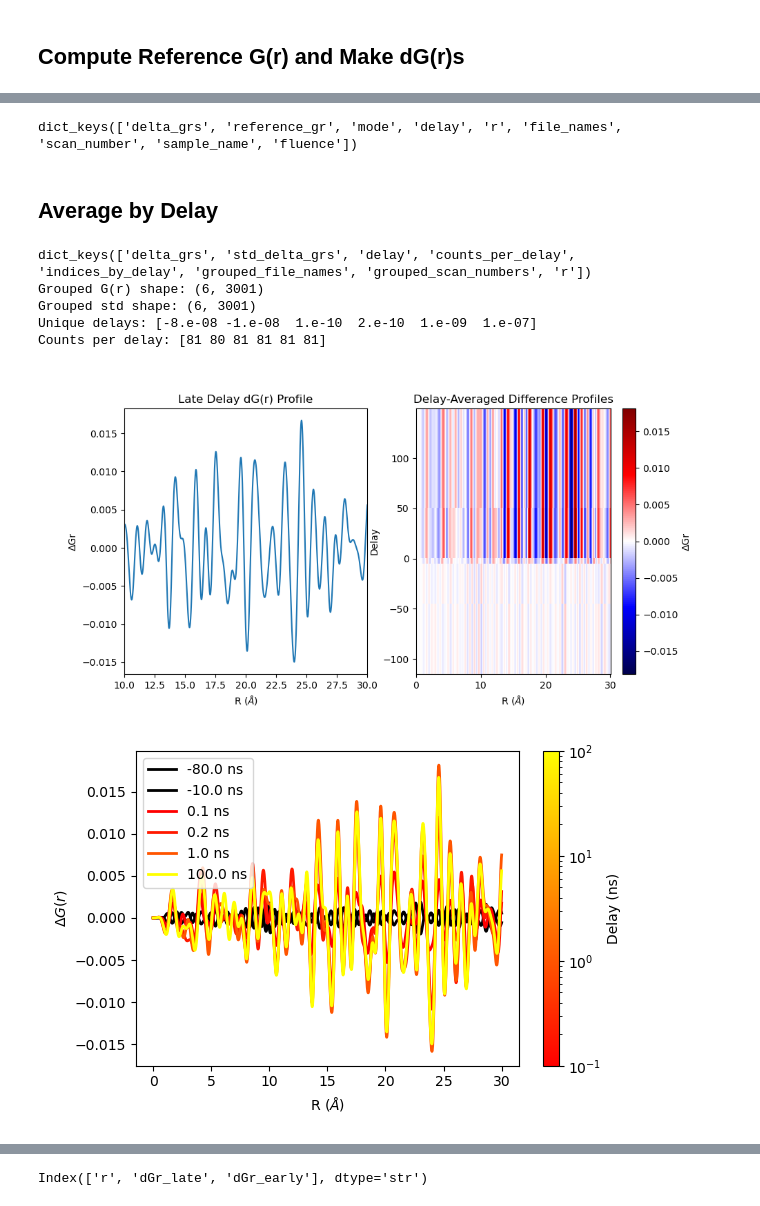
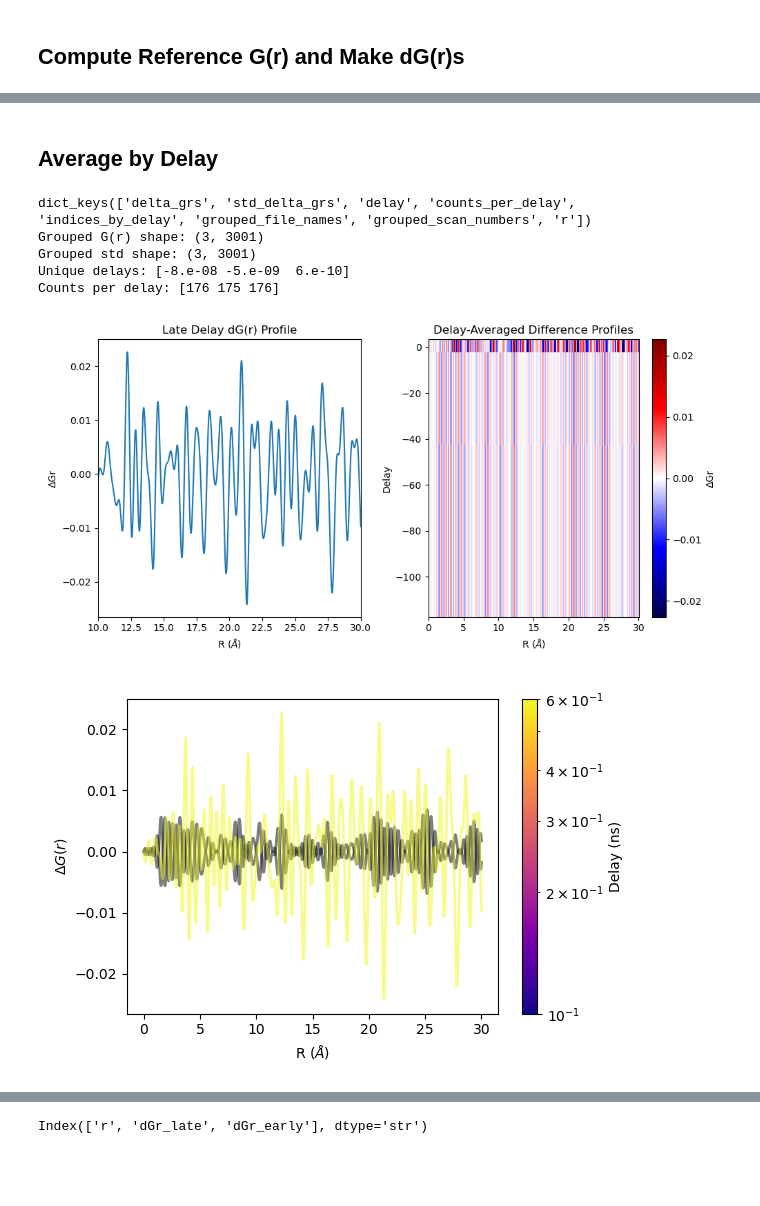
Before and after one commit to lheald2/trxrd, a Jupyter notebook: Process_Grs.ipynb, the cells around one changed output, grey strips where cells are left out. Cells and saved outputs as stored; diff of their text form; code cells hidden in the pictures; blank space fills up the shorter version.

```diff
--- a/Process_Grs.ipynb
+++ b/Process_Grs.ipynb
@@ -15,8 +15,8 @@ import trxrd
 # %% [markdown]
 ## Define Path and Scan Name
 # %%
-DATA_PATH = Path(r"C:\Users\lheald\Documents\Guzelturk_Lab\Cotts_Processed_Data\WO3_surv5\output")
-SCAN_NAME = "WO3_60nmS1_220K100powsurv5"
+DATA_PATH   = Path(r"C:\Users\lheald\Documents\Guzelturk_Lab\Cotts_Processed_Data\BTO_31.2keV\BTO400nmS3_285Ksurv2\output")  # Path to directory containing .gr files
+SCAN_NAME  = "BTO400nmS3_285Ksurv2" # filename prefix; set None to load all .dat files
 # %% [markdown]
 ## Load the Data
 # %%
@@ -96,7 +96,3 @@ plt.show()
-# %%
-delta_result.keys()
-# %% [output]
-dict_keys(['delta_grs', 'reference_gr', 'mode', 'delay', 'r', 'file_names', 'scan_number', 'sample_name', 'fluence'])
 # %% [markdown]
 ## Average by Delay
 # %%
@@ -109,10 +105,10 @@ print("Unique delays:", avg_dgr_dict["delay"])
 print("Counts per delay:", avg_dgr_dict["counts_per_delay"])
 # %% [output]
 dict_keys(['delta_grs', 'std_delta_grs', 'delay', 'counts_per_delay', 'indices_by_delay', 'grouped_file_names', 'grouped_scan_numbers', 'r'])
-Grouped G(r) shape: (6, 3001)
-Grouped std shape: (6, 3001)
-Unique delays: [-8.e-08 -1.e-08  1.e-10  2.e-10  1.e-09  1.e-07]
-Counts per delay: [81 80 81 81 81 81]
+Grouped G(r) shape: (3, 3001)
+Grouped std shape: (3, 3001)
+Unique delays: [-8.e-08 -5.e-09  6.e-10]
+Counts per delay: [176 175 176]
 # %%
 # Plot Heatmap of mean profiles vs delay
 plt.figure(figsize=(10, 5))
@@ -132,9 +128,10 @@ plt.clim(-np.nanmax(avg_dgr_dict["delta_grs"]), np.nanmax(avg_dgr_dict["delta_gr
 plt.xlabel(r"R ($\AA$)")
 plt.ylabel("Delay")
 plt.title("Delay-Averaged Difference Profiles")
+plt.tight_layout()
 plt.show()
 # %% [output]
-[figure, old version]
+[figure, new version]
 # %%
 r = avg_dgr_dict["r"]
 
@@ -143,38 +140,39 @@ indices = np.arange(0, len(delays))
 
 # Use log scale but handle negative delay separately
 norm = mcolors.LogNorm(vmin=0.1, vmax=delays.max())
-cmap = cm.autumn
+cmap = cm.plasma
 
 fig, ax = plt.subplots(figsize=(6,4))
 
 for i, d in enumerate(delays):
     # handle negative delay (plot in gray or separate color)
     if d < 0:
         color = "black"
     else:
         color = cmap(norm(d))
 
     ax.plot(
         r,
         avg_dgr_dict["delta_grs"][indices[i]],
         color=color,
+        alpha=0.5,
         linewidth=2,
         label=f"{d} ns"
     )
 
 # Proper colorbar attachment
 sm = cm.ScalarMappable(norm=norm, cmap=cmap)
 sm.set_array([])  # required for matplotlib
 cbar = fig.colorbar(sm, ax=ax)
 cbar.set_label("Delay (ns)")
 
 ax.set_xlabel(r"R ($\AA$)")
 ax.set_ylabel(r"$\Delta G(r)$")
-ax.legend()
+# ax.legend()
 # ax.set_xlim(0, 5)
 # ax.set_ylim(-0.01, 0.01)
 
 plt.tight_layout()
 plt.show()
 # %% [output]
-[figure, old version]
+[figure, new version]
```
Also changed, not shown: parts of 12 cells of this notebook, 13 other files.
